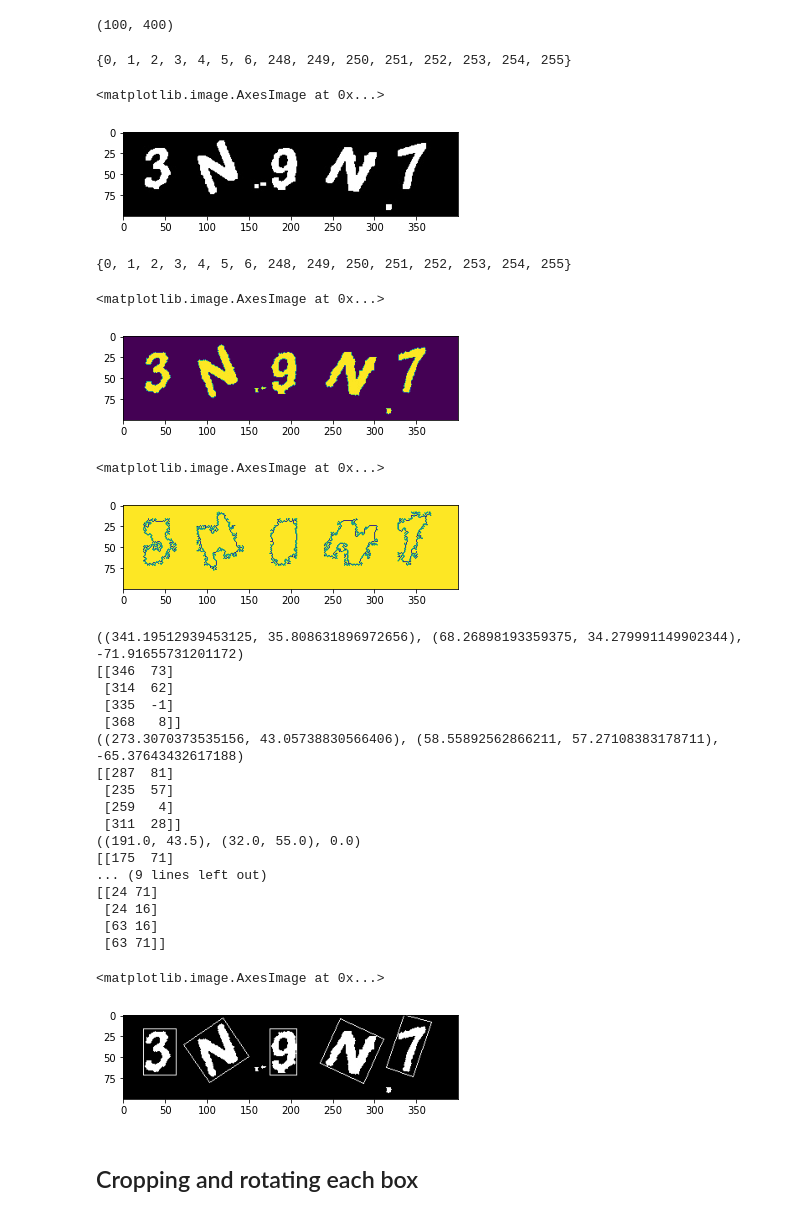
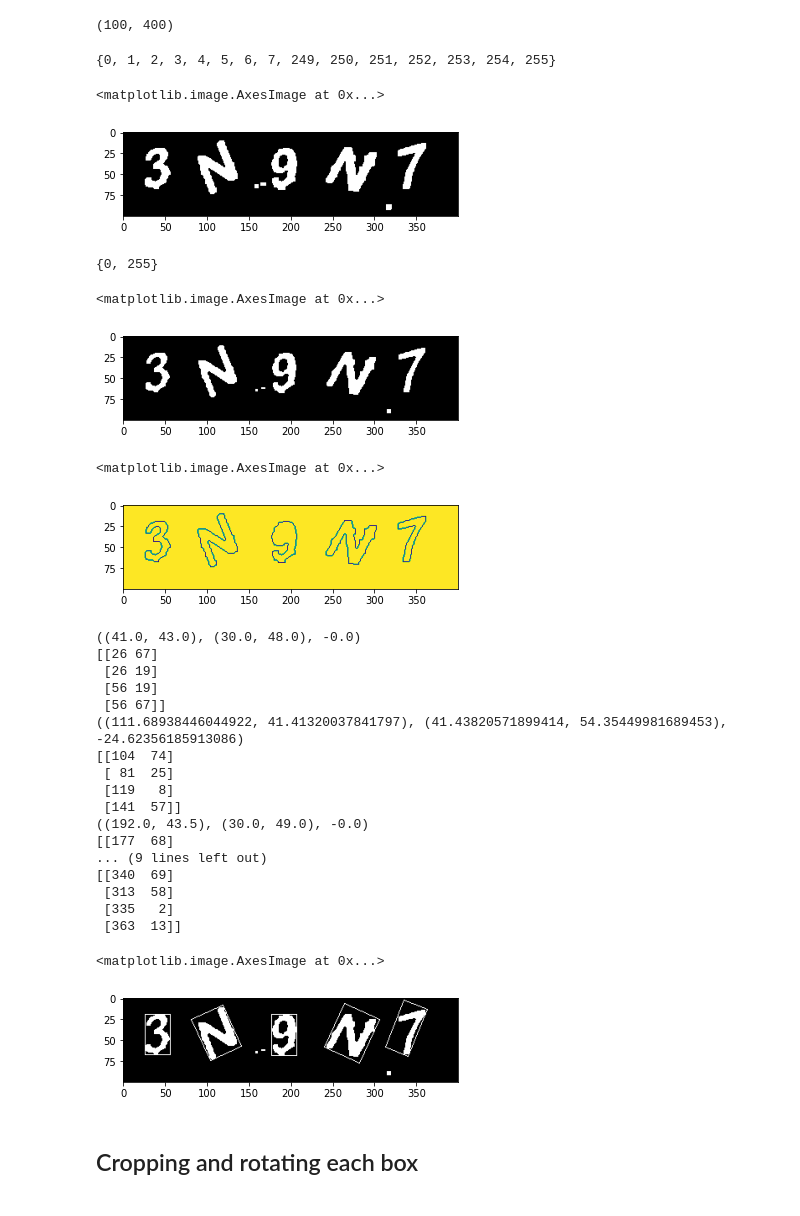
Before and after one commit to srijansingh53/captcha_breaker, a Jupyter notebook: preprocessing.ipynb, the cells around one changed output. Cells and saved outputs as stored; diff of their text form; code cells hidden in the pictures.

```diff
--- a/preprocessing.ipynb
+++ b/preprocessing.ipynb
@@ -130,7 +134,7 @@ for file in files:
 # %%
 os.chdir('/content/drive/My Drive/project_captcha/dataset/processed')
 # %%
-im = cv2.imread('4_3N9N7.jpg',-1)
+im = cv2.imread('4_3N9N7.jpg',0)
 plt.imshow(im, cmap='gray')
 # %% [output]
 <matplotlib.image.AxesImage at 0x...>
@@ -142,29 +146,29 @@ im.shape
 # %%
 print(set(im.flatten()))
 # %% [output]
-{0, 1, 2, 3, 4, 5, 6, 248, 249, 250, 251, 252, 253, 254, 255}
+{0, 1, 2, 3, 4, 5, 6, 7, 249, 250, 251, 252, 253, 254, 255}
 # %%
-im = cv2.bitwise_not(im)
-plt.imshow(im, cmap='gray')
+ret,thresh_inv = cv2.threshold(im,127,255,cv2.THRESH_BINARY_INV)
+plt.imshow(thresh_inv, cmap='gray')
 # %% [output]
 <matplotlib.image.AxesImage at 0x...>
 [figure]
 # %%
-print(set(im.flatten()))
+print(set(thresh_inv.flatten()))
 # %% [output]
-{0, 1, 2, 3, 4, 5, 6, 248, 249, 250, 251, 252, 253, 254, 255}
+{0, 255}
 # %%
-image_copy = im.copy()
+image_copy = thresh_inv.copy()
 
 contours, hierarchy = cv2.findContours(image_copy, cv2.RETR_EXTERNAL, cv2.CHAIN_APPROX_NONE)
 # print(contours)
 contours = sorted(contours, key=lambda ctr: cv2.boundingRect(ctr)[0])
 cv2.drawContours(image_copy, contours, -1, (0,0,255), 0)
 
-plt.imshow(image_copy)
+plt.imshow(image_copy, cmap='gray')
 # %% [output]
 <matplotlib.image.AxesImage at 0x...>
-[figure, old version]
+[figure, new version]
 # %%
 maxArea = 100.0
 good_cnts = []
@@ -179,9 +183,10 @@ cv2.drawContours(temp_img, good_cnts, -1, (0,0,255), 0)
 plt.imshow(temp_img)
 # %% [output]
 <matplotlib.image.AxesImage at 0x...>
-[figure, old version]
+[figure, new version]
 # %%
-good_cnts = sorted(good_cnts, key=lambda ctr: cv2.boundingRect(ctr)[0], reverse=True)
+good_cnts = sorted(good_cnts, key=lambda ctr: cv2.boundingRect(ctr)[0])
+
 for cnt in good_cnts:
     rect = cv2.minAreaRect(cnt)
     print(rect)
@@ -192,23 +197,23 @@ for cnt in good_cnts:
 
 plt.imshow(image_copy,cmap='gray')
 # %% [output]
-((341.19512939453125, 35.808631896972656), (68.26898193359375, 34.279991149902344), -71.91655731201172)
-[[346  73]
- [314  62]
- [335  -1]
- [368   8]]
-((273.3070373535156, 43.05738830566406), (58.55892562866211, 57.27108383178711), -65.37643432617188)
-[[287  81]
- [235  57]
- [259   4]
- [311  28]]
-((191.0, 43.5), (32.0, 55.0), 0.0)
-[[175  71]
+((41.0, 43.0), (30.0, 48.0), -0.0)
+[[26 67]
+ [26 19]
+ [56 19]
+ [56 67]]
+((111.68938446044922, 41.41320037841797), (41.43820571899414, 54.35449981689453), -24.62356185913086)
+[[104  74]
+ [ 81  25]
+ [119   8]
+ [141  57]]
+((192.0, 43.5), (30.0, 49.0), -0.0)
+[[177  68]
 ... (9 lines left out)
-[[24 71]
- [24 16]
- [63 16]
- [63 71]]
+[[340  69]
+ [313  58]
+ [335   2]
+ [363  13]]
 <matplotlib.image.AxesImage at 0x...>
-[figure, old version]
+[figure, new version]
 # %% [markdown]
```
Also changed, not shown: parts of 15 cells of this notebook.
